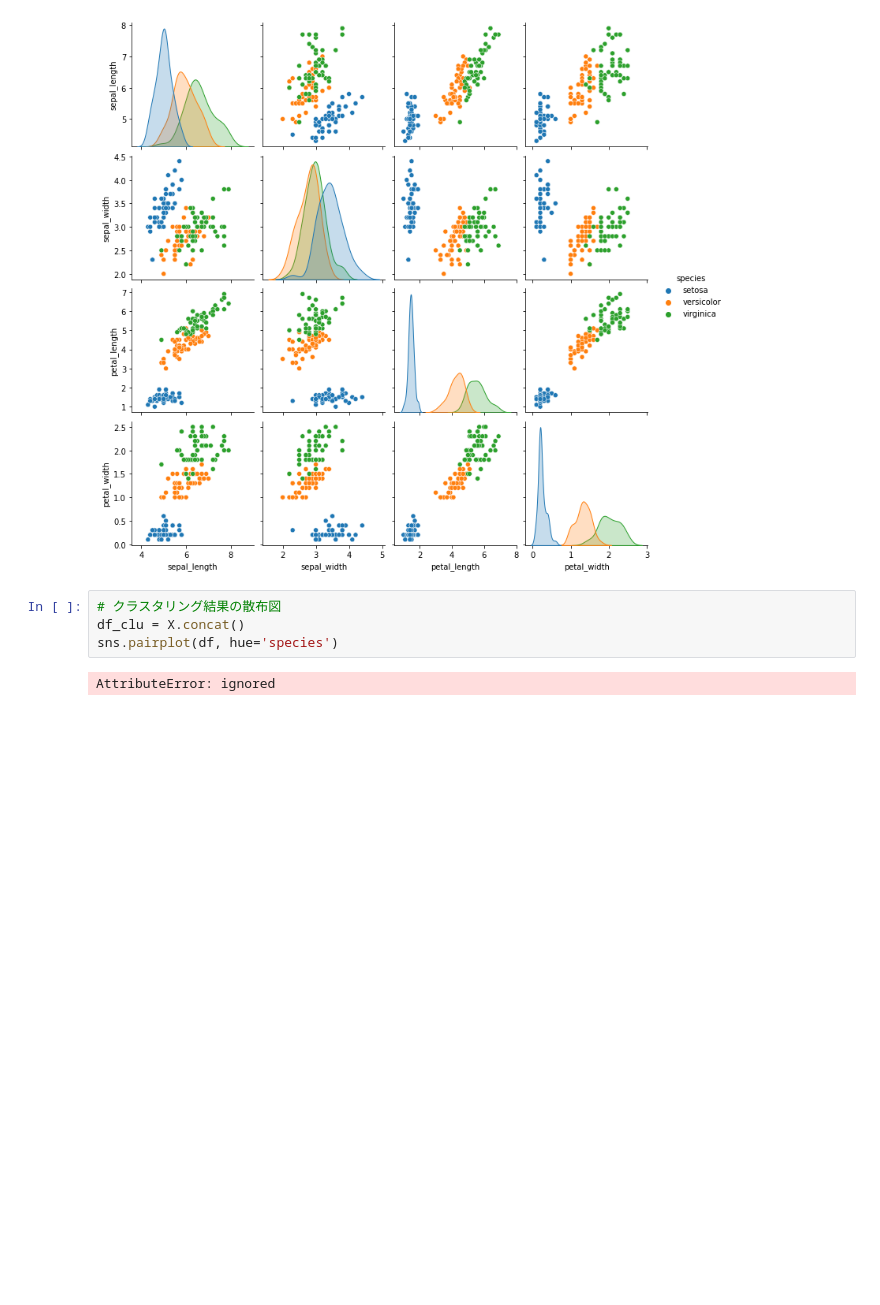
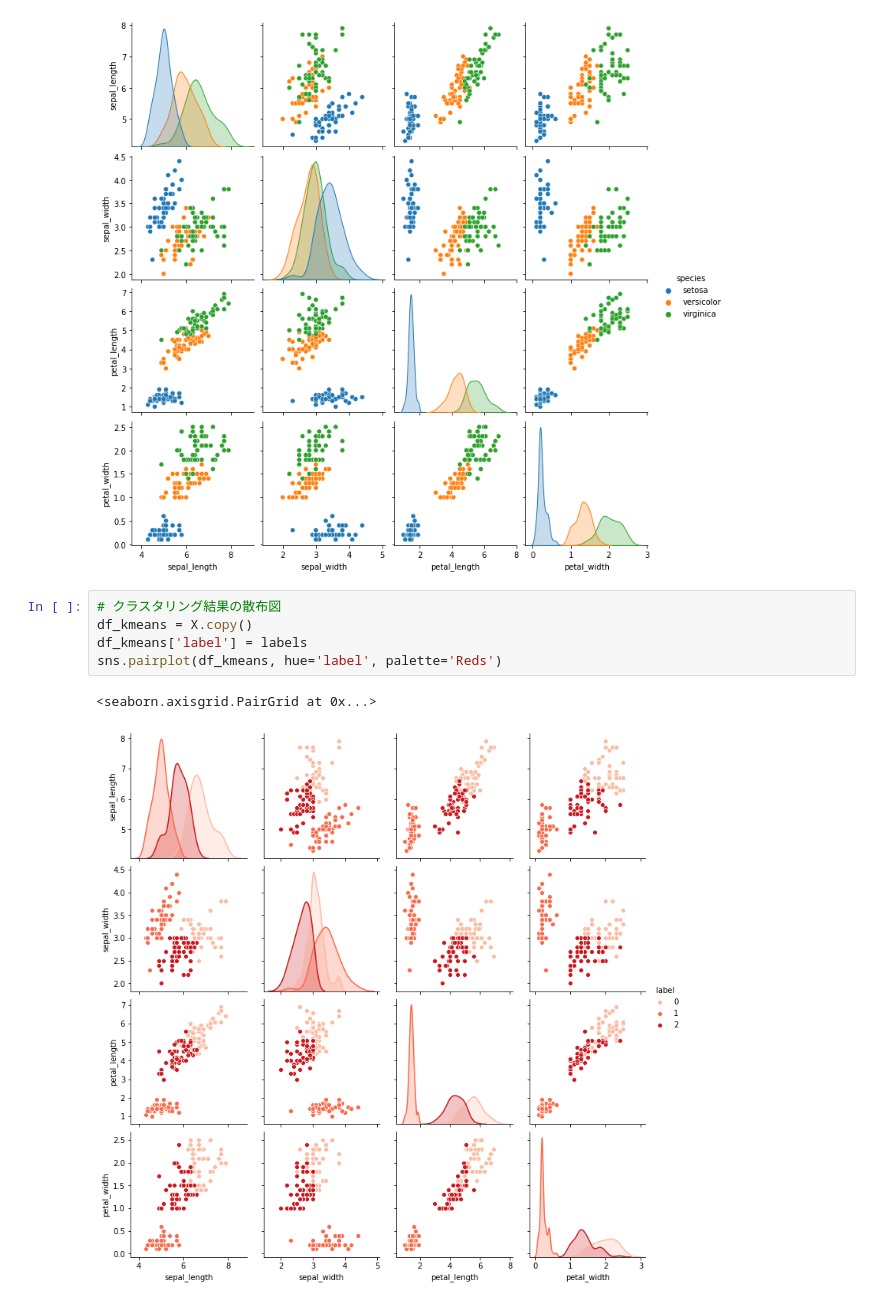
Before and after one commit to takunton/ds, a Jupyter notebook: work/ds_ml/udemy/Clustering.ipynb, the cells around one changed output. Cells and saved outputs as stored; diff of their text form; blank space fills up the shorter version.

```diff
--- a/work/ds_ml/udemy/Clustering.ipynb
+++ b/work/ds_ml/udemy/Clustering.ipynb
@@ -52,7 +56,9 @@ sns.pairplot(df, hue='species')
 [figure]
 # %%
 # クラスタリング結果の散布図
-df_clu = X.concat()
-sns.pairplot(df, hue='species')
+df_kmeans = X.copy()
+df_kmeans['label'] = labels
+sns.pairplot(df_kmeans, hue='label', palette='Reds')
 # %% [output]
-AttributeError: ignored
+<seaborn.axisgrid.PairGrid at 0x...>
+[figure, added]
```
Also changed, not shown: parts of 4 cells of this notebook.
